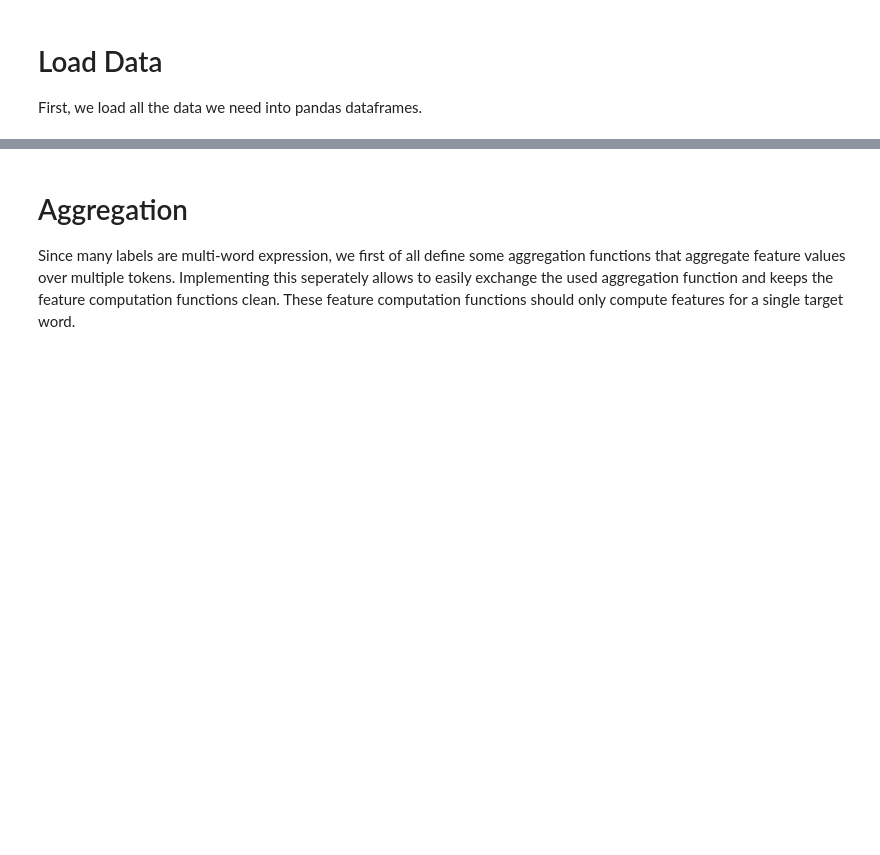
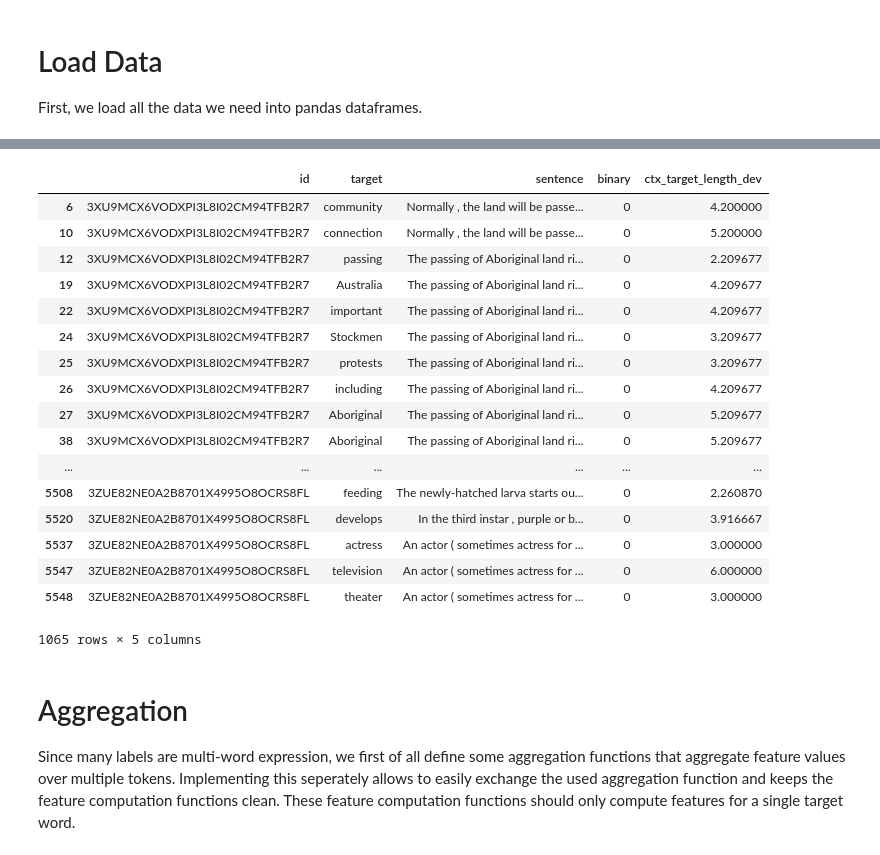
Before and after one commit to kristiankolthoff/CoWoPhId, a Jupyter notebook: python/FeaturesCWI.ipynb, the cells around one changed output, grey strips where cells are left out. Drawn from its saved outputs; the diff is of its cells as text; code cells hidden in the pictures; blank space fills up the shorter version.

```diff
--- a/python/FeaturesCWI.ipynb
+++ b/python/FeaturesCWI.ipynb
@@ -22,3 +126,24 @@ df_trans.loc[df_trans.binary == 1]
+# %%
+df.loc[(df['ctx_target_length_dev'] > 2) & (df['binary'] == 0),['id','target', 'sentence', 'binary', 'ctx_target_length_dev']]
+# %% [output]
+|  | id | target | sentence | binary | ctx_target_length_dev |
+| 6 | 3XU9MCX6VODXPI3L8I02CM94TFB2R7 | community | Normally , the land will be passe... | 0 | 4.200000 |
+| 10 | 3XU9MCX6VODXPI3L8I02CM94TFB2R7 | connection | Normally , the land will be passe... | 0 | 5.200000 |
+| 12 | 3XU9MCX6VODXPI3L8I02CM94TFB2R7 | passing | The passing of Aboriginal land ri... | 0 | 2.209677 |
+| 19 | 3XU9MCX6VODXPI3L8I02CM94TFB2R7 | Australia | The passing of Aboriginal land ri... | 0 | 4.209677 |
+| 22 | 3XU9MCX6VODXPI3L8I02CM94TFB2R7 | important | The passing of Aboriginal land ri... | 0 | 4.209677 |
+| 24 | 3XU9MCX6VODXPI3L8I02CM94TFB2R7 | Stockmen | The passing of Aboriginal land ri... | 0 | 3.209677 |
+| 25 | 3XU9MCX6VODXPI3L8I02CM94TFB2R7 | protests | The passing of Aboriginal land ri... | 0 | 3.209677 |
+| 26 | 3XU9MCX6VODXPI3L8I02CM94TFB2R7 | including | The passing of Aboriginal land ri... | 0 | 4.209677 |
+| 27 | 3XU9MCX6VODXPI3L8I02CM94TFB2R7 | Aboriginal | The passing of Aboriginal land ri... | 0 | 5.209677 |
+| 38 | 3XU9MCX6VODXPI3L8I02CM94TFB2R7 | Aboriginal | The passing of Aboriginal land ri... | 0 | 5.209677 |
+| ... | ... | ... | ... | ... | ... |
+| 5508 | 3ZUE82NE0A2B8701X4995O8OCRS8FL | feeding | The newly-hatched larva starts ou... | 0 | 2.260870 |
+| 5520 | 3ZUE82NE0A2B8701X4995O8OCRS8FL | develops | In the third instar , purple or b... | 0 | 3.916667 |
+| 5537 | 3ZUE82NE0A2B8701X4995O8OCRS8FL | actress | An actor ( sometimes actress for ... | 0 | 3.000000 |
+| 5547 | 3ZUE82NE0A2B8701X4995O8OCRS8FL | television | An actor ( sometimes actress for ... | 0 | 6.000000 |
+| 5548 | 3ZUE82NE0A2B8701X4995O8OCRS8FL | theater | An actor ( sometimes actress for ... | 0 | 3.000000 |
+1065 rows × 5 columns
 # %% [markdown]
 # Aggregation
 Since many labels are multi-word expression, we first of all define some aggregation functions that aggregate feature values over multiple tokens. Implementing this seperately allows to easily exchange the used aggregation function and keeps the feature computation functions clean. These feature computation functions should only compute features for a single target word.
```
Also changed, not shown: parts of 18 cells of this notebook.
